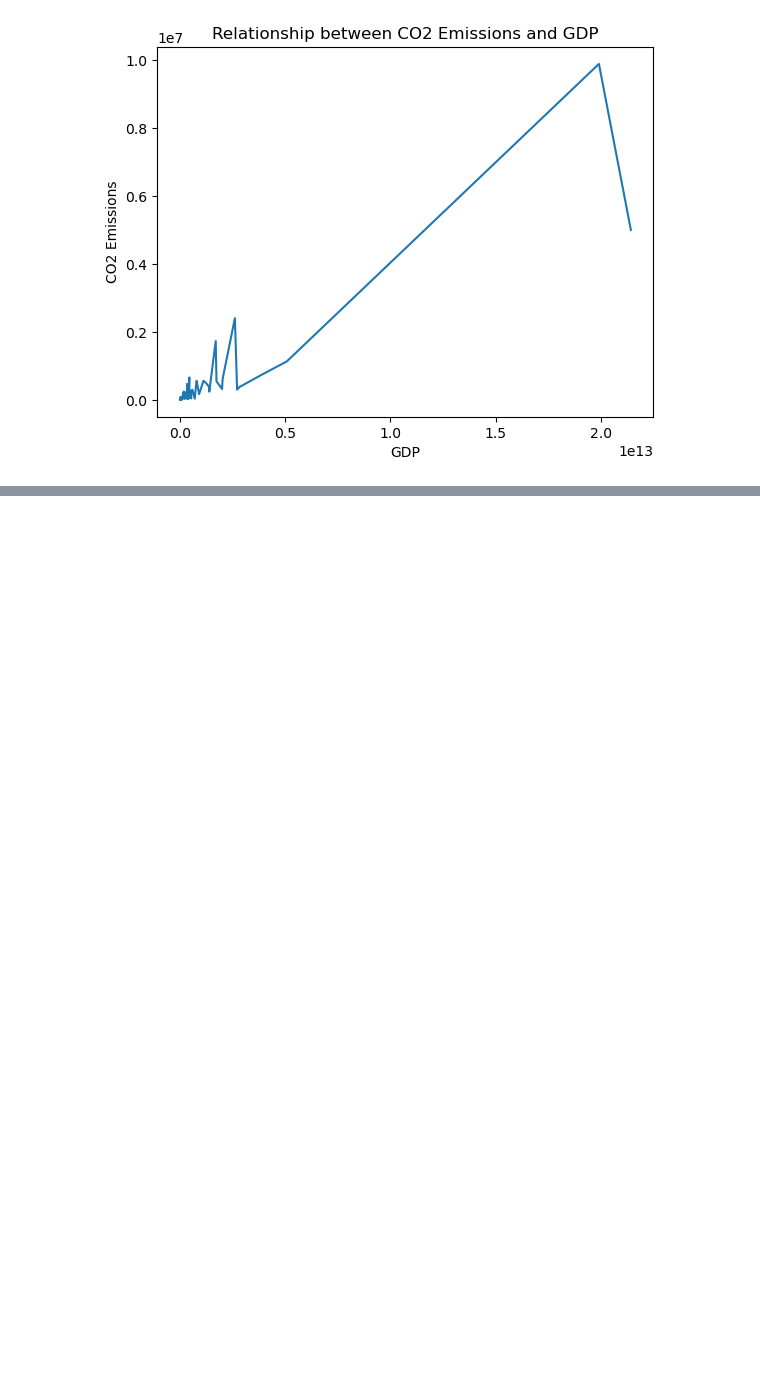
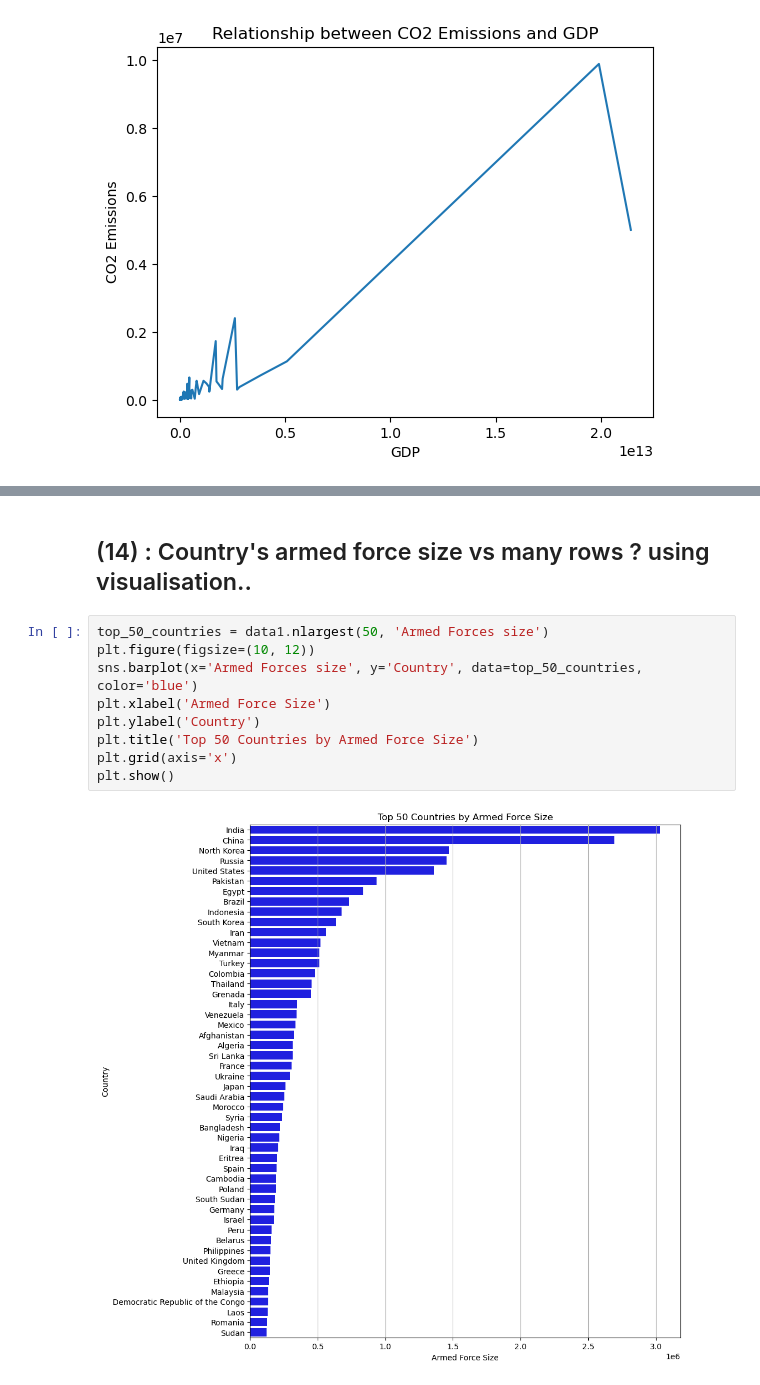
Before and after one commit to Shivam-5403/python_project_data-analytics, a Jupyter notebook: GlobalDataAnalysis.ipynb, the cells around one changed output, grey strips where cells are left out. Cells and saved outputs as stored; diff of their text form; blank space fills up the shorter version.

```diff
--- a/GlobalDataAnalysis.ipynb
+++ b/GlobalDataAnalysis.ipynb
@@ -567,0 +573,13 @@ plt.show()
+# %% [markdown]
+## (14) : Country's armed force size vs many rows ? using visualisation..
+# %%
+top_50_countries = data1.nlargest(50, 'Armed Forces size')
+plt.figure(figsize=(10, 12))
+sns.barplot(x='Armed Forces size', y='Country', data=top_50_countries, color='blue')
+plt.xlabel('Armed Force Size')
+plt.ylabel('Country')
+plt.title('Top 50 Countries by Armed Force Size')
+plt.grid(axis='x')
+plt.show()
+# %% [output]
+[figure, added]
```
Also changed, not shown: parts of 31 cells of this notebook.
